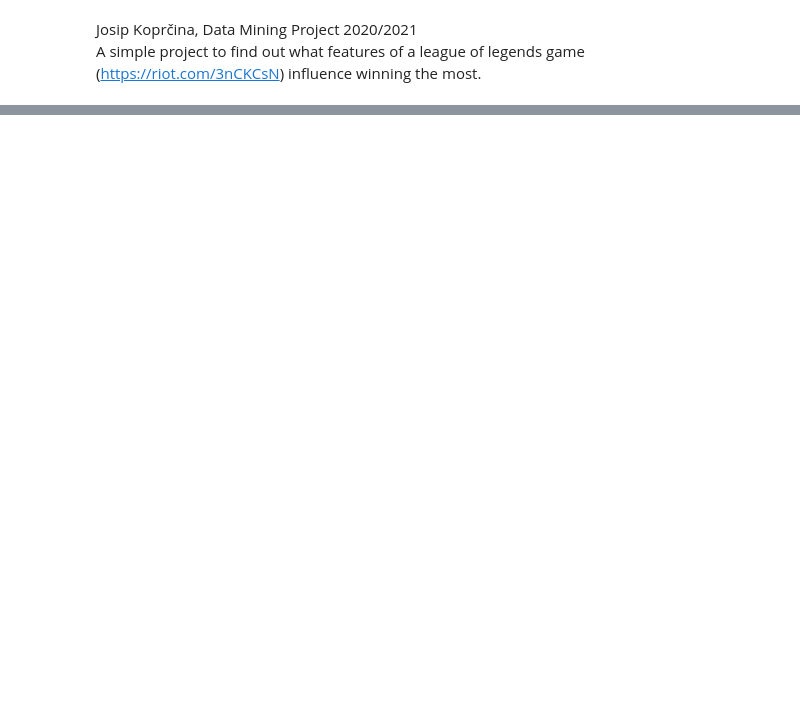
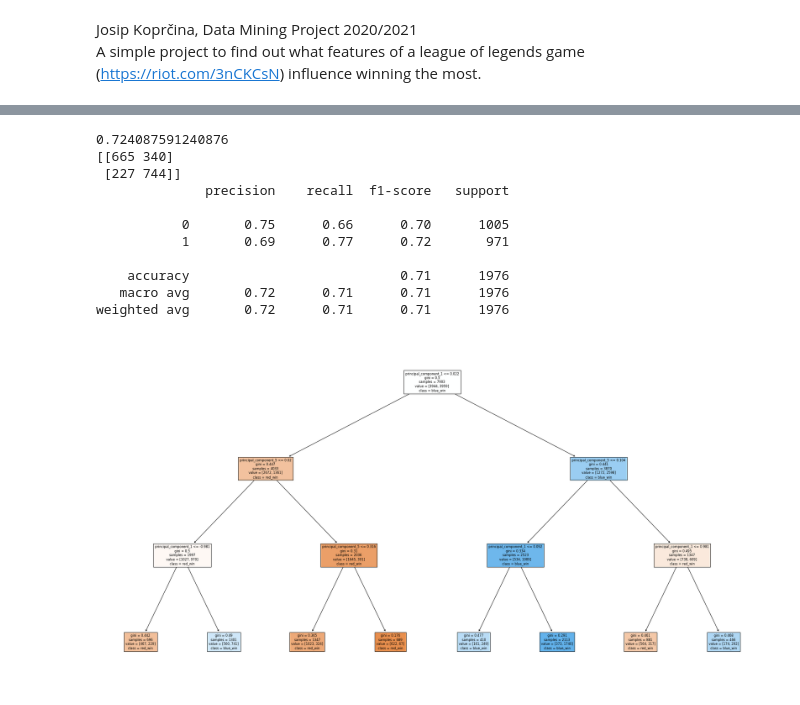
Before and after one commit to jkoprcina/LeagueOfLegendsDataMiningProject, a Jupyter notebook: LeagueOfLegendsDataMining.ipynb, the cells around one changed output, grey strips where cells are left out. Saved outputs shown, nothing was run; the diff lists cells and outputs as text; code cells hidden in the pictures; blank space fills up the shorter version.

```diff
--- a/LeagueOfLegendsDataMining.ipynb
+++ b/LeagueOfLegendsDataMining.ipynb
@@ -63,2 +88,32 @@ weighted avg       0.97      0.97      0.97     65976
+# %%
+#Teaching a decision tree classifier
+classifier = DecisionTreeClassifier(min_samples_split=100, max_depth=3)
+classifier.fit(X_train, y_train)
+
+#Testing the classifier using test data
+y_pred_dt = classifier.predict(X_test)
+
+#Printing the quality of our decision tree classifier
+print(metrics.f1_score(y_test, y_pred_dt))
+print(confusion_matrix(y_test, y_pred_dt))
+print(classification_report(y_test, y_pred_dt))
+
+#Plotting our decision tree for clear visualisation
+fig, ax = plt.subplots(figsize=(30, 16))
+tree.plot_tree(classifier, feature_names = component_feature_names, class_names=["red_win", "blue_win"], max_depth=5, filled = True, fontsize=8)
+plt.show()
+# %% [output]
+0.724087591240876
+[[665 340]
+ [227 744]]
+              precision    recall  f1-score   support
+
+           0       0.75      0.66      0.70      1005
+           1       0.69      0.77      0.72       971
+
+    accuracy                           0.71      1976
+   macro avg       0.72      0.71      0.71      1976
+weighted avg       0.72      0.71      0.71      1976
+[figure, added]
 # %%
 # Plotting the quality of our decision tree model
```
Also changed, not shown: parts of 15 cells of this notebook, 2 other files.
